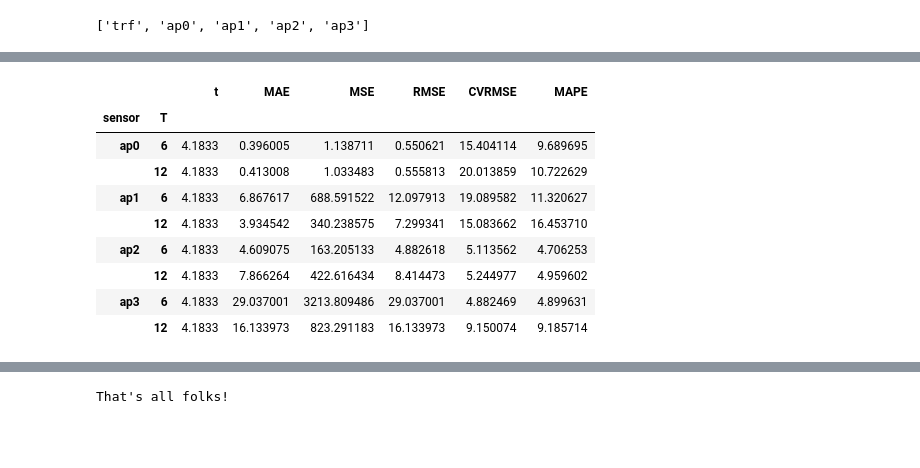
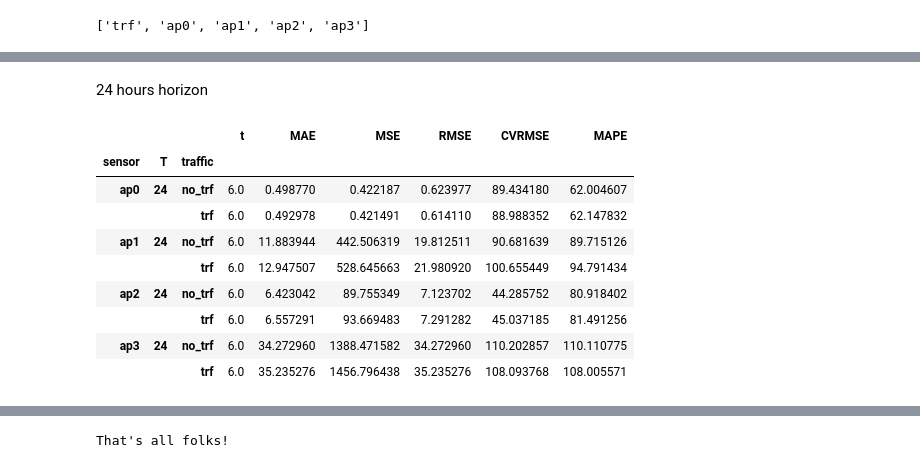
Before and after one commit to fterroso/airpollution_gnn_uca_upct, a Jupyter notebook: 05_analyze_results.ipynb, the cells around one changed output, grey strips where cells are left out. Saved outputs shown, nothing was run; the diff lists cells and outputs as text; code cells hidden in the pictures; blank space fills up the shorter version.

```diff
--- a/05_analyze_results.ipynb
+++ b/05_analyze_results.ipynb
@@ -7,7 +9,7 @@ from sklearn.metrics import mean_squared_error, mean_absolute_error
 
 from airpollution_trf_graph_loader import AirpollutionDatasetLoader
 # %%
-T_lst= [6,12] #target time horizons to analyze
+T_lst= [12,24] #target time horizons to analyze
 _city= 'madrid'
 _include_trf= True # include or not traffic data as input
 
@@ -27,17 +29,15 @@ target_nodes
 y_hat_dict= {}
 y_true_dict= {}
 
-_trf_str= 'trf'
-if not _include_trf:
-    _trf_str='no_trf'
+for _trf_str in ['trf', 'no_trf']:
+    for _T in T_lst:
+        for k in target_nodes:
+            if (_trf_str !=  'no_trf') or (k != 'trf'):
+                _df= pd.read_csv(os.path.join('results',f'y_hat_{_city}_{_T}_{k}_{_trf_str}.csv'), index_col=0)
+                y_hat_dict['_'.join([str(_T),k,_trf_str])]= _df
 
-for _T in T_lst:
-    for k in target_nodes:
-        _df= pd.read_csv(os.path.join('results',f'y_hat_{_city}_{_T}_{k}_{_trf_str}.csv'), index_col=0)
-        y_hat_dict['_'.join([str(_T),k])]= _df
-
-        _df= pd.read_csv(os.path.join('results',f'y_true_{_city}_{_T}_{k}_{_trf_str}.csv'), index_col=0)
-        y_true_dict['_'.join([str(_T),k])]= _df
+                _df= pd.read_csv(os.path.join('results',f'y_true_{_city}_{_T}_{k}_{_trf_str}.csv'), index_col=0)
+                y_true_dict['_'.join([str(_T),k,_trf_str])]= _df
 # %%
 y_true_dict
 # %% [output]
@@ -158,13 +189,16 @@ metrics_by_sensors_df.groupby('sensor T'.split()).mean()
+# %% [markdown]
+24 hours horizon
 # %%
-metrics_by_sensors_df.groupby('sensor T'.split()).std()
+metric_agg_mean_df= metrics_by_sensors_df[metrics_by_sensors_df['T']==24].groupby('sensor T traffic'.split()).mean()
+metric_agg_mean_df
 # %% [output]
-|  |  | t | MAE | MSE | RMSE | CVRMSE | MAPE |
-| sensor | T |  |  |  |  |  |  |
-| ap0 | 6 | 4.1833 | 0.396005 | 1.138711 | 0.550621 | 15.404114 | 9.689695 |
-|  | 12 | 4.1833 | 0.413008 | 1.033483 | 0.555813 | 20.013859 | 10.722629 |
-| ap1 | 6 | 4.1833 | 6.867617 | 688.591522 | 12.097913 | 19.089582 | 11.320627 |
-|  | 12 | 4.1833 | 3.934542 | 340.238575 | 7.299341 | 15.083662 | 16.453710 |
-| ap2 | 6 | 4.1833 | 4.609075 | 163.205133 | 4.882618 | 5.113562 | 4.706253 |
-|  | 12 | 4.1833 | 7.866264 | 422.616434 | 8.414473 | 5.244977 | 4.959602 |
-| ap3 | 6 | 4.1833 | 29.037001 | 3213.809486 | 29.037001 | 4.882469 | 4.899631 |
-|  | 12 | 4.1833 | 16.133973 | 823.291183 | 16.133973 | 9.150074 | 9.185714 |
+|  |  |  | t | MAE | MSE | RMSE | CVRMSE | MAPE |
+| sensor | T | traffic |  |  |  |  |  |  |
+| ap0 | 24 | no_trf | 6.0 | 0.498770 | 0.422187 | 0.623977 | 89.434180 | 62.004607 |
+|  |  | trf | 6.0 | 0.492978 | 0.421491 | 0.614110 | 88.988352 | 62.147832 |
+| ap1 | 24 | no_trf | 6.0 | 11.883944 | 442.506319 | 19.812511 | 90.681639 | 89.715126 |
+|  |  | trf | 6.0 | 12.947507 | 528.645663 | 21.980920 | 100.655449 | 94.791434 |
+| ap2 | 24 | no_trf | 6.0 | 6.423042 | 89.755349 | 7.123702 | 44.285752 | 80.918402 |
+|  |  | trf | 6.0 | 6.557291 | 93.669483 | 7.291282 | 45.037185 | 81.491256 |
+| ap3 | 24 | no_trf | 6.0 | 34.272960 | 1388.471582 | 34.272960 | 110.202857 | 110.110775 |
+|  |  | trf | 6.0 | 35.235276 | 1456.796438 | 35.235276 | 108.093768 | 108.005571 |
```
Also changed, not shown: parts of 15 cells of this notebook, 1 other file.
